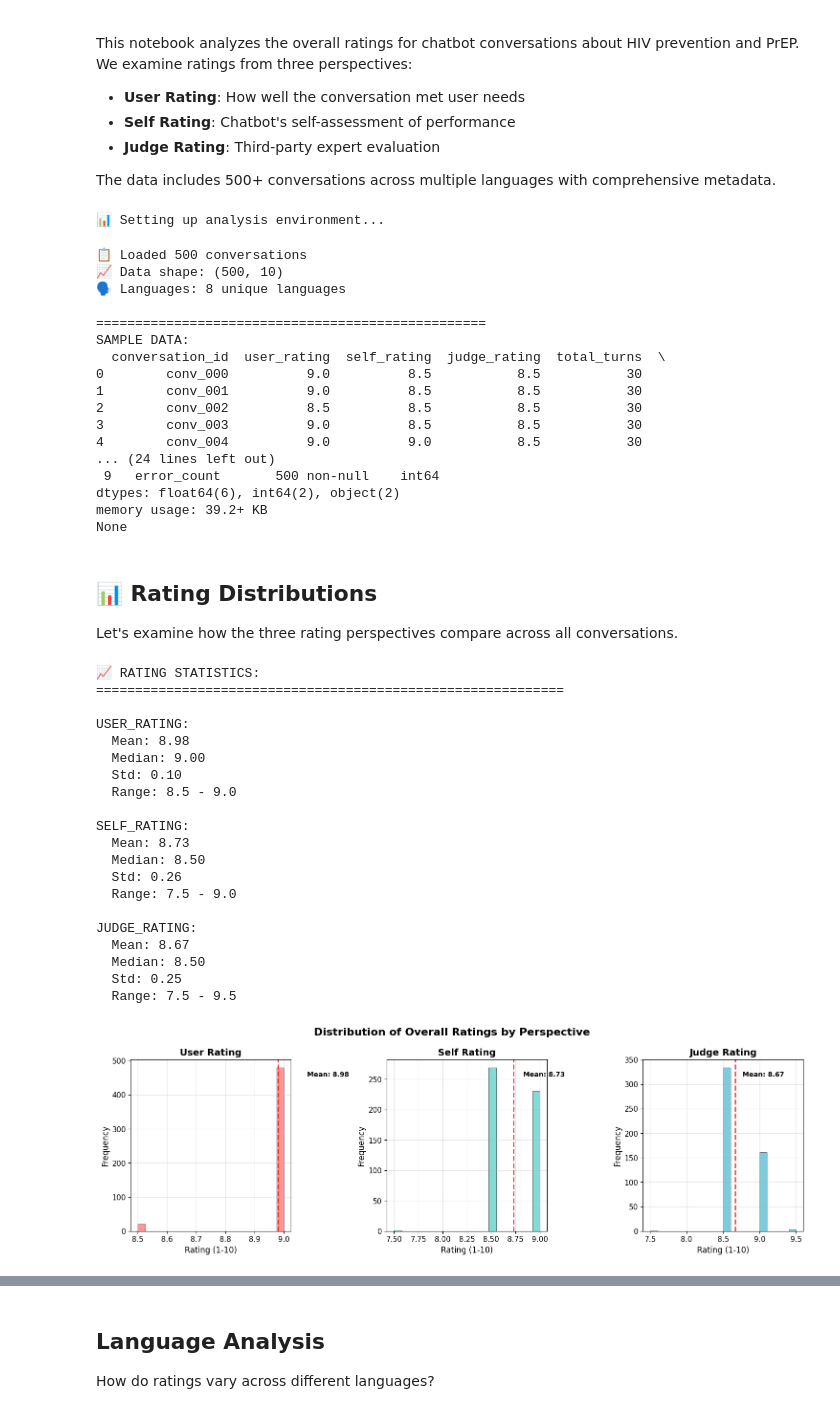
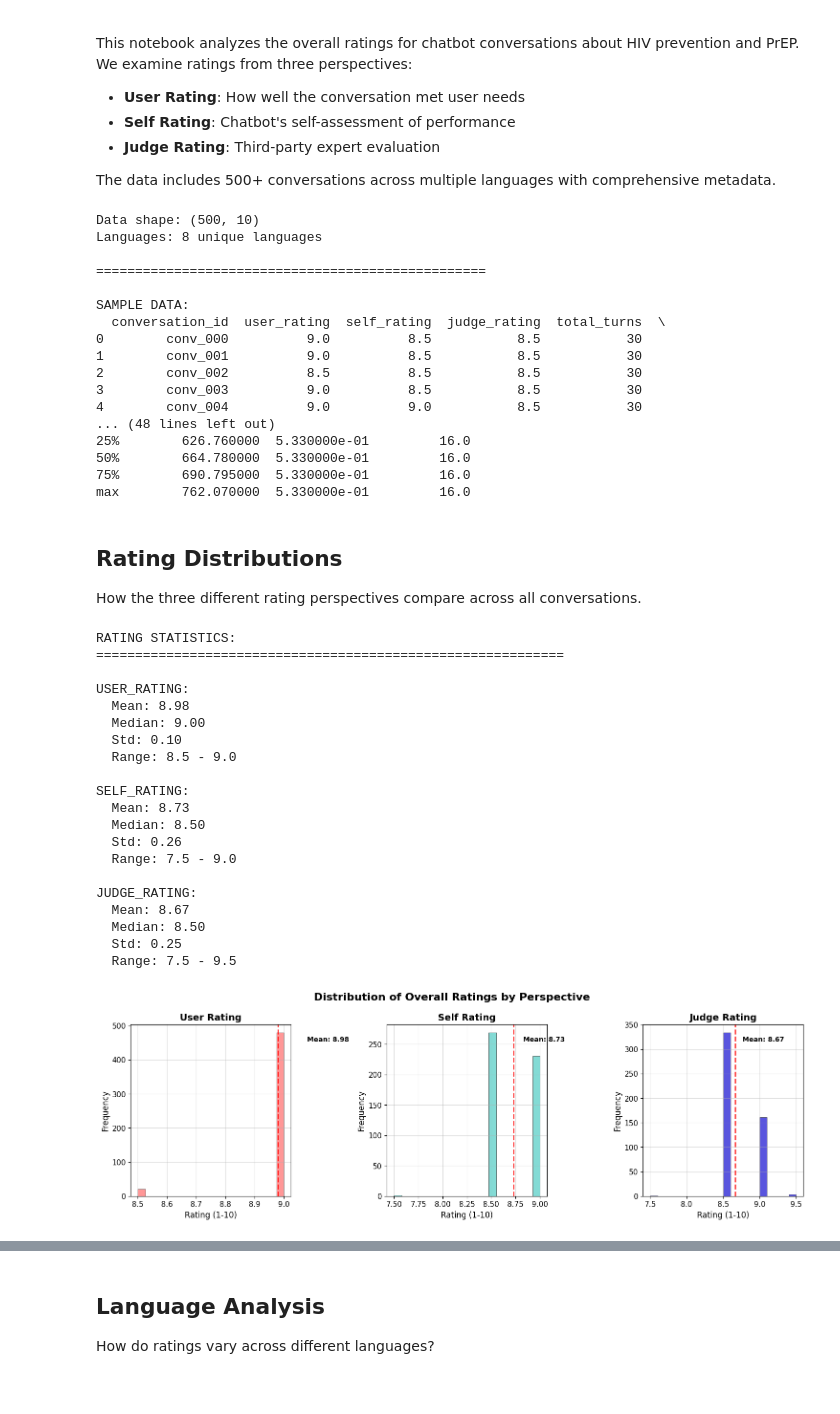
Before and after one commit to wisdom-okwen/autoeval_chatbot, a Jupyter notebook: analysis/overall.ipynb, the cells around one changed output, grey strips where cells are left out. Saved outputs shown, nothing was run; the diff lists cells and outputs as text; code cells hidden in the pictures.

Commit message:
Analyze plots

```diff
--- a/analysis/overall.ipynb
+++ b/analysis/overall.ipynb
@@ -13,37 +13,28 @@ import numpy as np
 import matplotlib.pyplot as plt
 import seaborn as sns
 from pathlib import Path
-import warnings
-warnings.filterwarnings('ignore')
-
-plt.style.use('default')
-sns.set_palette("husl")
-plt.rcParams['figure.figsize'] = (12, 8)
-plt.rcParams['font.size'] = 11
-
-print("📊 Setting up analysis environment...")
-# %% [output]
-📊 Setting up analysis environment...
 # %%
 # Load the overall ratings data
 ratings_path = Path("../ratings/overall/overall_ratings.csv")
 df = pd.read_csv(ratings_path)
 
-print(f"📋 Loaded {len(df)} conversations")
-print(f"📈 Data shape: {df.shape}")
-print(f"🗣️ Languages: {df['primary_language'].nunique()} unique languages")
-print("\n" + "="*50)
+print(f"Data shape: {df.shape}")
+print(f"Languages: {df['primary_language'].nunique()} unique languages")
+print("\n" + "="*50 + "\n")
 print("SAMPLE DATA:")
 print(df.head())
-print("\n" + "="*50)
+print("\n" + "="*50 + "\n")
 print("DATA INFO:")
 print(df.info())
+print("\n" + "="*50 + "\n")
+print("DATA DESCRIPTION:")
+print(df.describe())
 # %% [output]
-📋 Loaded 500 conversations
-📈 Data shape: (500, 10)
-🗣️ Languages: 8 unique languages
+Data shape: (500, 10)
+Languages: 8 unique languages
 
 ==================================================
+
 SAMPLE DATA:
   conversation_id  user_rating  self_rating  judge_rating  total_turns  \
 0        conv_000          9.0          8.5           8.5           30
@@ -51,19 +42,19 @@ SAMPLE DATA:
 2        conv_002          8.5          8.5           8.5           30
 3        conv_003          9.0          8.5           8.5           30
 4        conv_004          9.0          9.0           8.5           30
-... (24 lines left out)
- 9   error_count       500 non-null    int64
-dtypes: float64(6), int64(2), object(2)
-memory usage: 39.2+ KB
-None
+... (48 lines left out)
+25%        626.760000  5.330000e-01         16.0
+50%        664.780000  5.330000e-01         16.0
+75%        690.795000  5.330000e-01         16.0
+max        762.070000  5.330000e-01         16.0
 # %% [markdown]
-## 📊 Rating Distributions
+## Rating Distributions
 
-Let's examine how the three rating perspectives compare across all conversations.
+How the three different rating perspectives compare across all conversations.
 # %%
 # Rating statistics
 rating_cols = ['user_rating', 'self_rating', 'judge_rating']
-print("📈 RATING STATISTICS:")
+print("RATING STATISTICS:")
 print("="*60)
 for col in rating_cols:
     print(f"\n{col.upper()}:")
@@ -76,7 +67,7 @@ for col in rating_cols:
 fig, axes = plt.subplots(1, 3, figsize=(15, 5))
 fig.suptitle('Distribution of Overall Ratings by Perspective', fontsize=16, fontweight='bold')
 
-colors = ['#FF6B6B', '#4ECDC4', '#45B7D1']
+colors = ['#FF6B6B', '#4ECDC4', "#130DD0"]
 titles = ['User Rating', 'Self Rating', 'Judge Rating']
 
 for i, (col, color, title) in enumerate(zip(rating_cols, colors, titles)):
@@ -84,35 +75,34 @@ for i, (col, color, title) in enumerate(zip(rating_cols, colors, titles)):
     axes[i].set_title(title, fontsize=14, fontweight='bold')
     axes[i].set_xlabel('Rating (1-10)', fontsize=12)
     axes[i].set_ylabel('Frequency', fontsize=12)
-    axes[i].grid(True, alpha=0.3)
+    axes[i].grid(True, alpha=0.4)
 
-    # Add mean line
     mean_val = df[col].mean()
     axes[i].axvline(mean_val, color='red', linestyle='--', linewidth=2, alpha=0.8)
     axes[i].text(mean_val + 0.1, axes[i].get_ylim()[1] * 0.9, f'Mean: {mean_val:.2f}',
                 fontsize=10, fontweight='bold')
 
 plt.tight_layout()
 plt.show()
 # %% [output]
-📈 RATING STATISTICS:
+RATING STATISTICS:
 ============================================================
 
 USER_RATING:
   Mean: 8.98
   Median: 9.00
   Std: 0.10
   Range: 8.5 - 9.0
 
 SELF_RATING:
   Mean: 8.73
   Median: 8.50
   Std: 0.26
   Range: 7.5 - 9.0
 
 JUDGE_RATING:
   Mean: 8.67
   Median: 8.50
   Std: 0.25
   Range: 7.5 - 9.5
-[figure, old version]
+[figure, new version]
```
Also changed, not shown: parts of 2 cells of this notebook.
